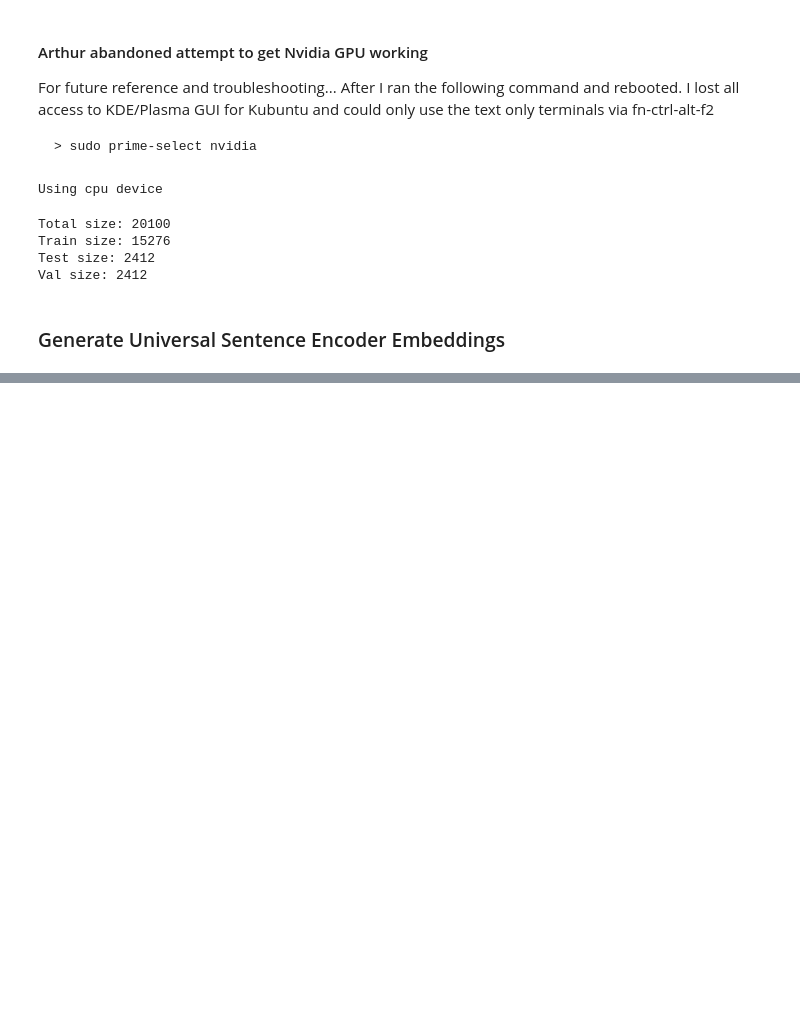
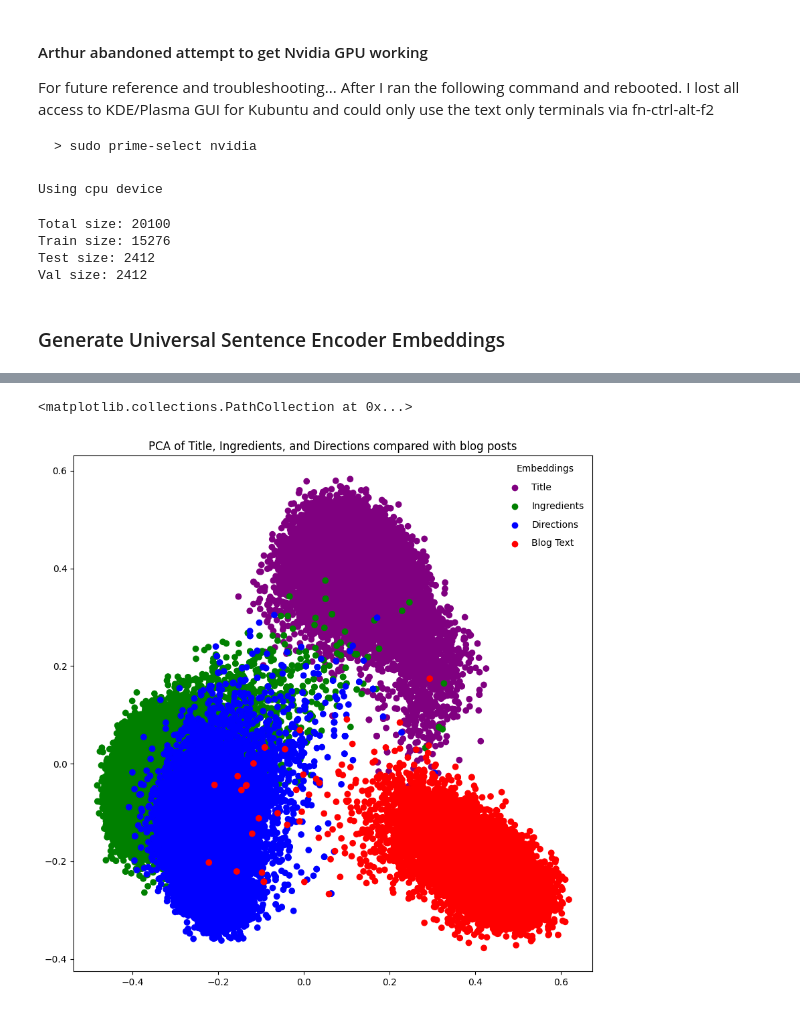
Before and after one commit to artbrock/ML-experiments, a Jupyter notebook: recipes/star-recipes.ipynb, the cells around one changed output, grey strips where cells are left out. Cells and saved outputs as stored; diff of their text form; code cells hidden in the pictures; blank space fills up the shorter version.

```diff
--- a/recipes/star-recipes.ipynb
+++ b/recipes/star-recipes.ipynb
@@ -353,0 +348,16 @@ Epoch 10/10, Loss: 0.0784933865070343
+# %%
+## This is a random sample of Reddit texts to compare against embeddings for recipes
+
+## Load dataset from ./dataset/blogtext.csv
+blogset = pd.read_csv('./dataset/blogtext.csv')
+
+## Drop all columns except text
+blogset = blogset.drop(columns=['id', 'gender', 'age', 'topic', 'sign', 'date'])
+
+## Drop all rows with text length < 800 and > 1100
+blogset = blogset[blogset['text'].apply(lambda x: len(x) > 800 and len(x) < 1100)]
+
+## Keep a random sample of 20100 rows
+blogset = blogset.sample(n=20100, random_state=1)
+
+blogset.info()
@@ -353,0 +399,30 @@ Epoch 10/10, Loss: 0.0784933865070343
+# %%
+## Create a visualization of the embeddings using PCA
+from sklearn.decomposition import PCA
+import matplotlib.pyplot as plt
+
+# directions = dataset['directions']
+# average_length = sum(len(direction) for direction in directions) / len(directions)
+# print(f"Average length of directions: {average_length}")
+
+random_blog_embeddings = embed(blogset['text'][:train_size])
+
+# Concatenate the embeddings
+pca_embeddings = np.concatenate([train_title_embeddings.numpy(), train_ingredients_embeddings.numpy(), train_directions_embeddings.numpy(), random_blog_embeddings.numpy()], axis=0)
+
+# Create a color array
+colors = ['purple'] * train_size + ['green'] * train_size + ['blue'] * train_size + ['red'] * train_size
+
+# Apply PCA
+pca = PCA(n_components=2)
+embeddings_2d = pca.fit_transform(pca_embeddings)
+
+# Plot the result
+plt.figure(figsize=(10, 10))
+legend = ['Title', 'Ingredients', 'Directions', 'Blog Text']
+for color in ['purple', 'green', 'blue', 'red']:
+    plt.scatter([], [], c=color, label=legend.pop(0))
+plt.legend(scatterpoints=1, frameon=False, labelspacing=1, title='Embeddings')
+plt.title('PCA of Title, Ingredients, and Directions compared with blog posts')
+plt.scatter(embeddings_2d[:, 0], embeddings_2d[:, 1], c=colors)
+# %% [output]
@@ -353,0 +430,2 @@ Epoch 10/10, Loss: 0.0784933865070343
+<matplotlib.collections.PathCollection at 0x...>
+[figure, added]
```
Also changed, not shown: parts of 14 cells of this notebook, 1 other file.
